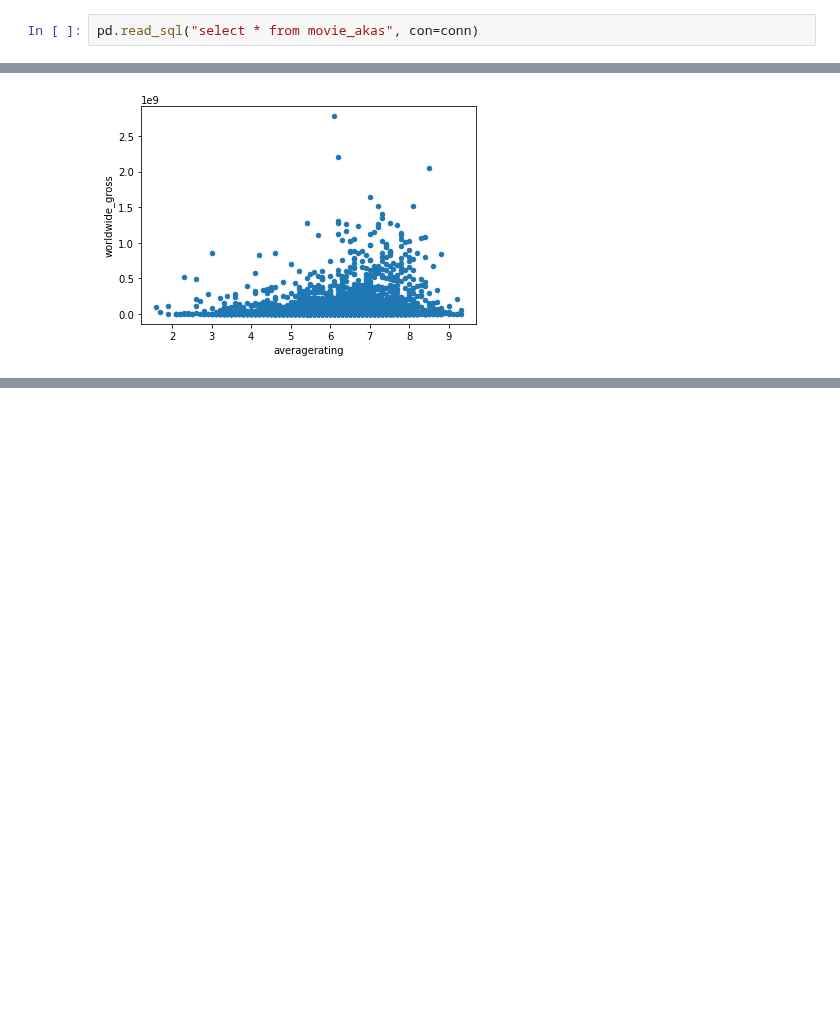
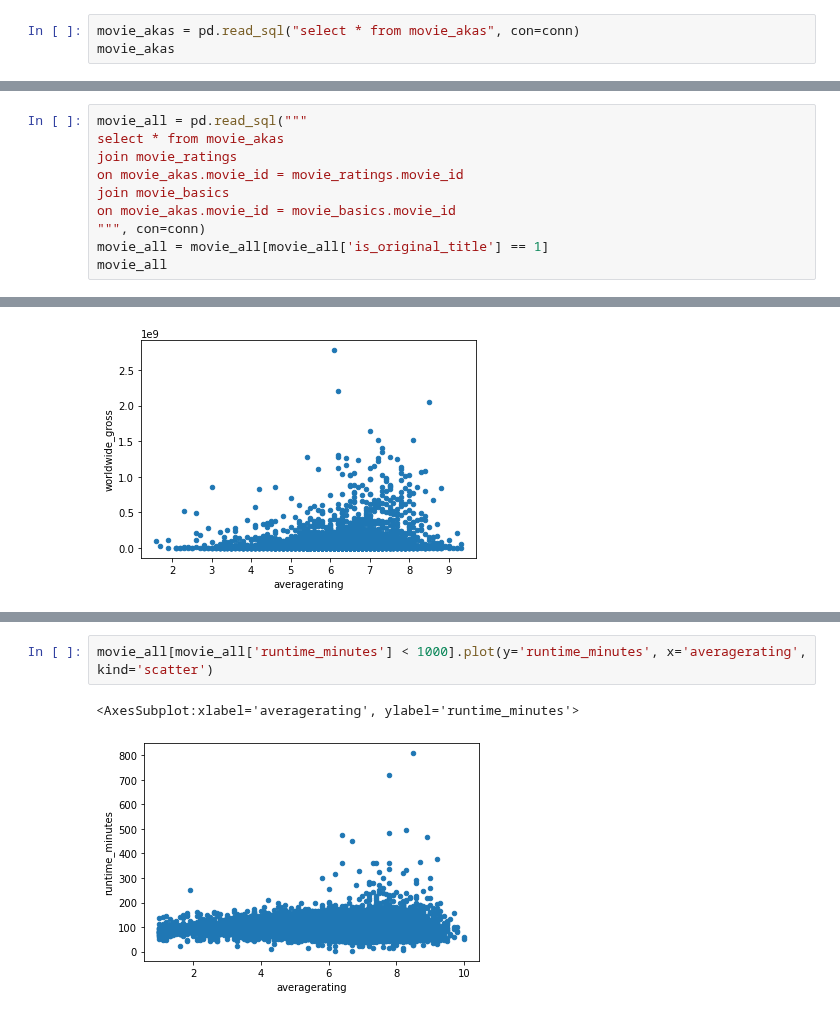
Before and after one commit to mahanabba/Pod_3_Capstone, a Jupyter notebook: mahans_notebook.ipynb, the cells around one changed output, grey strips where cells are left out. Cells and saved outputs as stored; diff of their text form; blank space fills up the shorter version.

```diff
--- a/mahans_notebook.ipynb
+++ b/mahans_notebook.ipynb
@@ -71,7 +86,8 @@ movie_ratingsDF.head()
 | 3 | tt1043726 | 4.2 | 50352 |
 | 4 | tt1060240 | 6.5 | 21 |
 # %%
-pd.read_sql("select * from movie_akas", con=conn)
+movie_akas = pd.read_sql("select * from movie_akas", con=conn)
+movie_akas
 # %% [output]
 |  | movie_id | ordering | title | region | language | types | attributes | is_original_title |
 | 0 | tt0369610 | 10 | Джурасик свят | BG | bg | None | None | 0.0 |
@@ -88,0 +120,10 @@ pd.read_sql("select * from movie_akas", con=conn)
+# %%
+movie_all = pd.read_sql("""
+select * from movie_akas
+join movie_ratings
+on movie_akas.movie_id = movie_ratings.movie_id
+join movie_basics
+on movie_akas.movie_id = movie_basics.movie_id
+""", con=conn)
+movie_all = movie_all[movie_all['is_original_title'] == 1]
+movie_all
@@ -216,0 +315,5 @@ Name: averagerating, dtype: float64
+# %%
+movie_all[movie_all['runtime_minutes'] < 1000].plot(y='runtime_minutes', x='averagerating', kind='scatter')
+# %% [output]
+<AxesSubplot:xlabel='averagerating', ylabel='runtime_minutes'>
+[figure, added]
```
Also changed, not shown: parts of 11 cells of this notebook.
